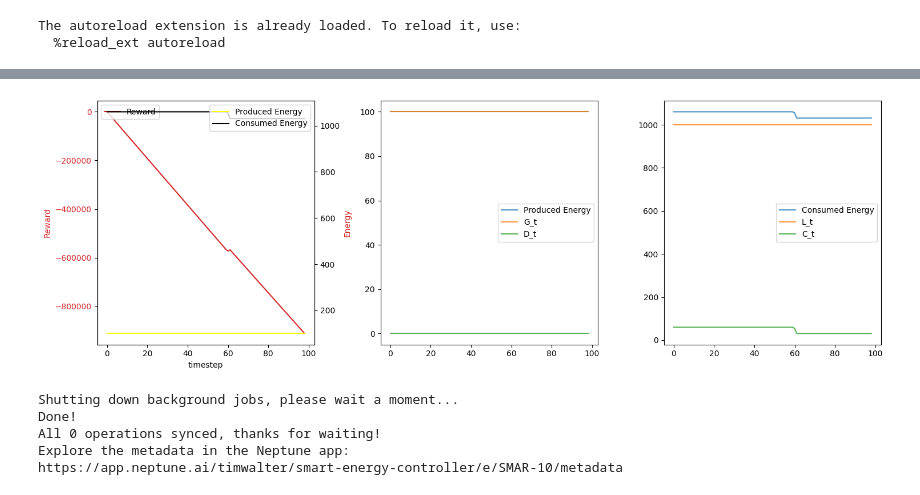
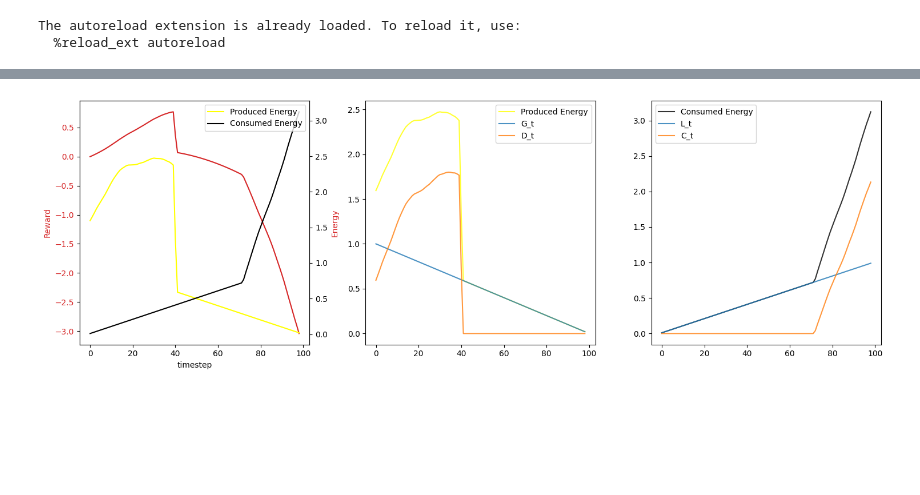
Before and after one commit to TimWalter/smart-energy-controller, a Jupyter notebook: src/test.ipynb, the cells around one changed output, grey strips where cells are left out. Saved outputs shown, nothing was run; the diff lists cells and outputs as text; code cells hidden in the pictures; blank space fills up the shorter version.

```diff
--- a/src/test.ipynb
+++ b/src/test.ipynb
@@ -17,17 +16,3 @@ from src.environment.components.adaptive_consumption import AdaptiveConsumptionP
 from src.environment.components.battery import BatteryParameters
 from src.environment.components.tcl import TCLParameters
 from visualization import visualize_battery_behaviour, visualize_scenario, visualize_reward
-# %%
-class LoggingCallback(BaseCallback):
-    def __init__(self, verbose=0):
-        super().__init__(verbose)
-        self.infos = []
-
-    def _on_step(self) -> bool:
-        self.infos.append(self.locals["info"])
-        return True
-
-    def __call__(self, locals_, globals_):
-        self.locals = locals_
-        self.globals = globals_
-        self._on_step()
@@ -95,13 +64,4 @@ visualize_reward(untrained_callback)
 # %%
-visualize_reward(trained_callback)
+visualize_reward(untrained_callback)
 # %% [output]
-[figure, old version]
+[figure, new version]
-# %%
-model.save(f"models/{name}")
-run.stop()
-# %% [output]
-Shutting down background jobs, please wait a moment...
-Done!
-All 0 operations synced, thanks for waiting!
-Explore the metadata in the Neptune app:
-https://app.neptune.ai/timwalter/smart-energy-controller/e/SMAR-10/metadata
```
Also changed, not shown: parts of 15 cells of this notebook, 19 other files.
